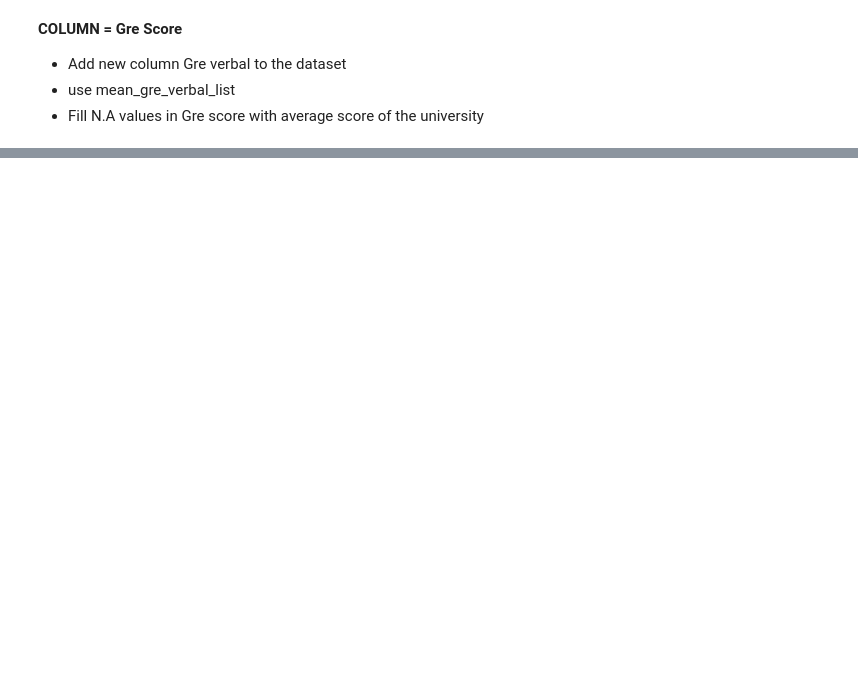
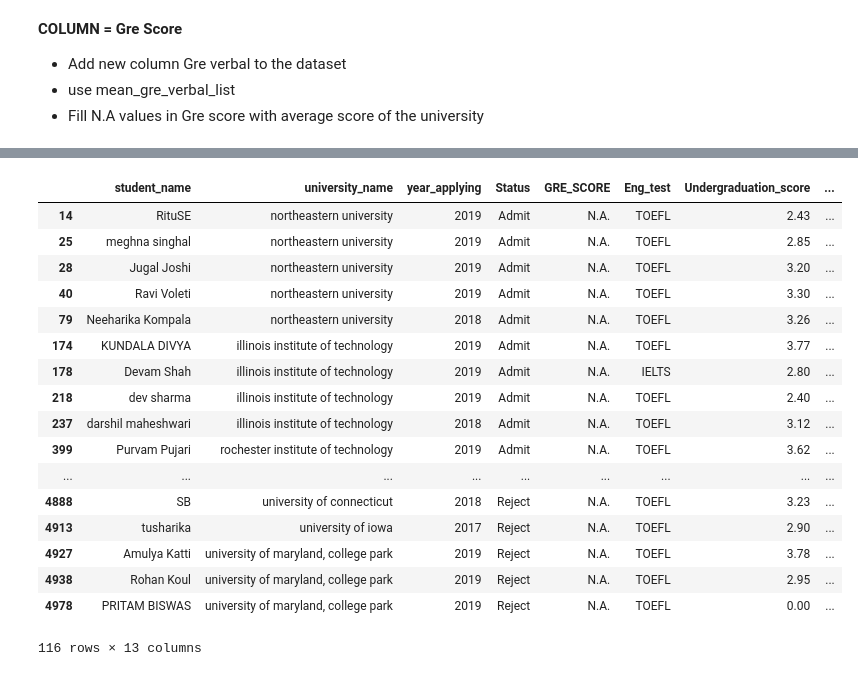
Before and after one commit to naveenjamimag/Machine-Learning-Model-for-Graduate-Admission, a Jupyter notebook: data_preprocessing_and_FE/PreProcessing and FE.ipynb, the cells around one changed output, grey strips where cells are left out. Cells and saved outputs as stored; diff of their text form; code cells hidden in the pictures; blank space fills up the shorter version.

```diff
--- a/data_preprocessing_and_FE/PreProcessing and FE.ipynb
+++ b/data_preprocessing_and_FE/PreProcessing and FE.ipynb
@@ -795,5 +868,5 @@ Name: GRE_SCORE_Verbal, dtype: int64
 # %%
-Yocket_data_all_college["GRE_SCORE"] = pd.to_numeric(Yocket_data_all_college["GRE_SCORE"])
+Yocket_data_all_college['GRE_SCORE_Verbal'] = 0
 Yocket_data_all_college["GRE_SCORE_Verbal"] = pd.to_numeric(Yocket_data_all_college["GRE_SCORE_Verbal"])
 Yocket_data_all_college['GRE_SCORE_Quant'] = 0
 Yocket_data_all_college['GRE_SCORE_Quant'] = pd.to_numeric(Yocket_data_all_college["GRE_SCORE_Quant"])
@@ -822,0 +873,3 @@ Test_score_ielts         2920 non-null object
+# %%
+for uni_name, avg_verbal_score in mean_gre_verbal_list.items():
+    Yocket_data_all_college.loc[(Yocket_data_all_college['university_name'] == uni_name[0]) & (Yocket_data_all_college['Status'] == uni_name[1]),"GRE_SCORE_Verbal"]= mean_gre_verbal_list[uni_name]
@@ -822,0 +878,4 @@ Test_score_ielts         2920 non-null object
+# %%
+Yocket_data_all_college.loc[(Yocket_data_all_college['university_name'] == 'university of connecticut')&(Yocket_data_all_college['Status'] == 'Reject'),"GRE_SCORE_Verbal"] = float(145)
+# %%
+Yocket_data_all_college.GRE_SCORE_Verbal=Yocket_data_all_college.GRE_SCORE_Verbal.astype(int)
@@ -822,0 +884,21 @@ Test_score_ielts         2920 non-null object
+# %%
+Yocket_data_all_college.loc[Yocket_data_all_college['GRE_SCORE'].str.contains('N.A.'),:]
+# %% [output]
+|  | student_name | university_name | year_applying | Status | GRE_SCORE | Eng_test | Undergraduation_score | ... |
+| 14 | RituSE | northeastern university | 2019 | Admit | N.A. | TOEFL | 2.43 | ... |
+| 25 | meghna singhal | northeastern university | 2019 | Admit | N.A. | TOEFL | 2.85 | ... |
+| 28 | Jugal Joshi | northeastern university | 2019 | Admit | N.A. | TOEFL | 3.20 | ... |
+| 40 | Ravi Voleti | northeastern university | 2019 | Admit | N.A. | TOEFL | 3.30 | ... |
+| 79 | Neeharika Kompala | northeastern university | 2018 | Admit | N.A. | TOEFL | 3.26 | ... |
+| 174 | KUNDALA DIVYA | illinois institute of technology | 2019 | Admit | N.A. | TOEFL | 3.77 | ... |
+| 178 | Devam Shah | illinois institute of technology | 2019 | Admit | N.A. | IELTS | 2.80 | ... |
+| 218 | dev sharma | illinois institute of technology | 2019 | Admit | N.A. | TOEFL | 2.40 | ... |
+| 237 | darshil maheshwari | illinois institute of technology | 2018 | Admit | N.A. | TOEFL | 3.12 | ... |
+| 399 | Purvam Pujari | rochester institute of technology | 2019 | Admit | N.A. | TOEFL | 3.62 | ... |
+| ... | ... | ... | ... | ... | ... | ... | ... | ... |
+| 4888 | SB | university of connecticut | 2018 | Reject | N.A. | TOEFL | 3.23 | ... |
+| 4913 | tusharika | university of iowa | 2017 | Reject | N.A. | TOEFL | 2.90 | ... |
+| 4927 | Amulya Katti | university of maryland, college park | 2019 | Reject | N.A. | TOEFL | 3.78 | ... |
+| 4938 | Rohan Koul | university of maryland, college park | 2019 | Reject | N.A. | TOEFL | 2.95 | ... |
+| 4978 | PRITAM BISWAS | university of maryland, college park | 2019 | Reject | N.A. | TOEFL | 0.00 | ... |
+116 rows × 13 columns
```
Also changed, not shown: parts of 115 cells of this notebook.
